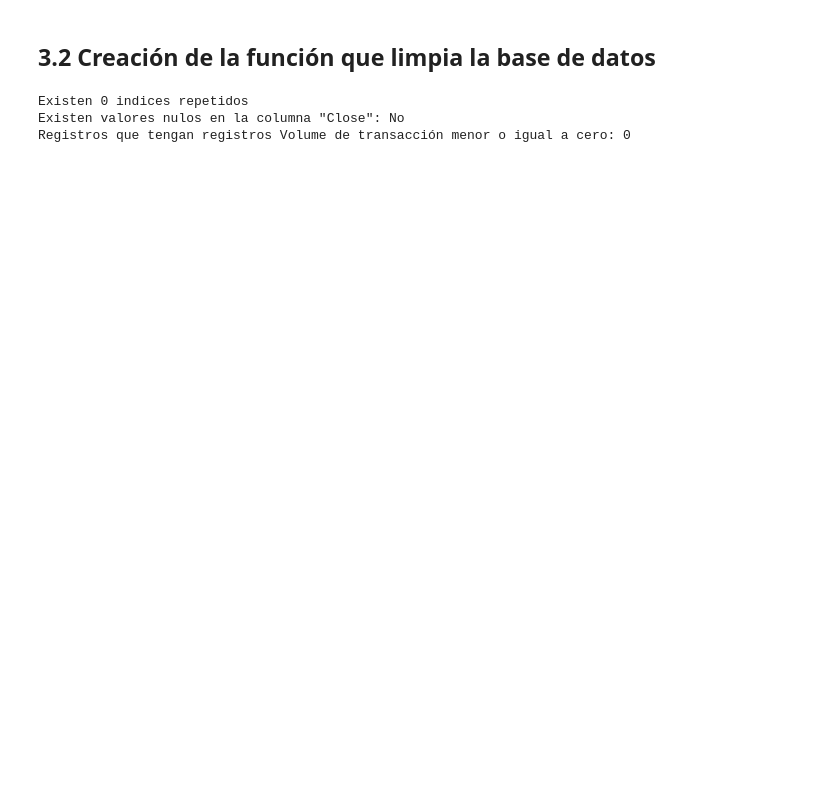
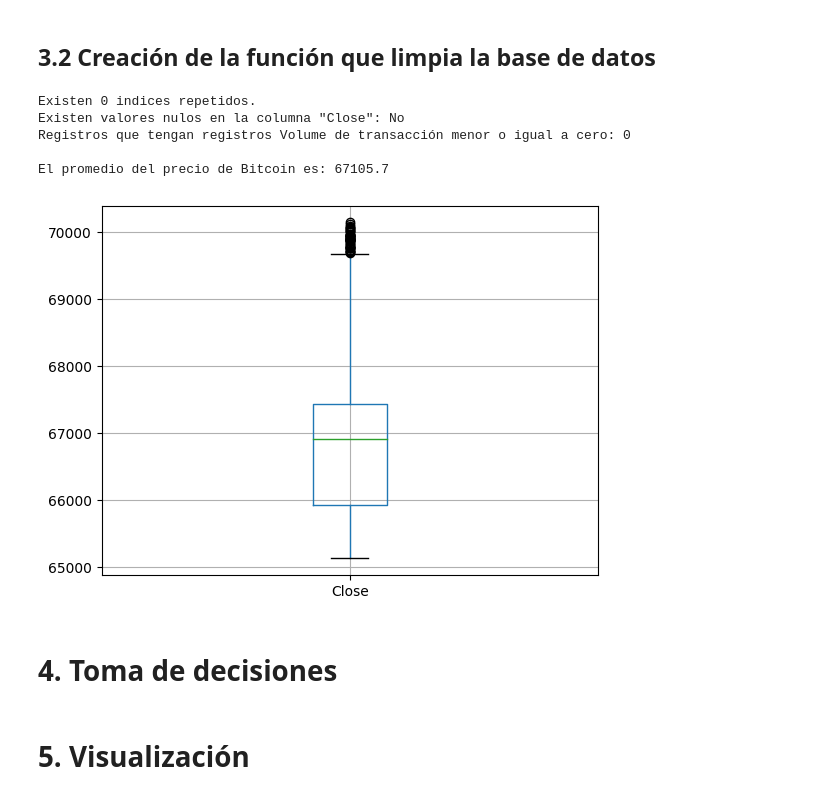
Before and after one commit to RicardxJMG/Simple-Robot-Trading, a Jupyter notebook: Robot_trading.ipynb, the cells around one changed output. Saved outputs shown, nothing was run; the diff lists cells and outputs as text; code cells hidden in the pictures; blank space fills up the shorter version.

Commit message:
Terminada las funciones de toma de decisión, visualización y automatización.

```diff
--- a/Robot_trading.ipynb
+++ b/Robot_trading.ipynb
@@ -142,6 +141,16 @@ limpieza_datos()
-# %%
-analisis()
-# %% [output]
-Existen 0 indices repetidos
-Existen valores nulos en la columna "Close": No
-Registros que tengan registros Volume de transacción menor o igual a cero: 0
+# %%
+limpieza_datos()
+analisis()
+print(f'\nEl promedio del precio de Bitcoin es: {round(media_bitcoin,2)}')
+# %% [output]
+Existen 0 indices repetidos.
+Existen valores nulos en la columna "Close": No
+Registros que tengan registros Volume de transacción menor o igual a cero: 0
+
+El promedio del precio de Bitcoin es: 67105.7
+# %%
+df_bitcoin_limpio.boxplot('Close');
+# %% [output]
+[figure, added]
+# %% [markdown]
+# **4. Toma de decisiones**
@@ -147,0 +169,2 @@ Registros que tengan registros Volume de transacción menor o igual a cero: 0
+# %% [markdown]
+# **5. Visualización**
```
Also changed, not shown: parts of 14 cells of this notebook.
